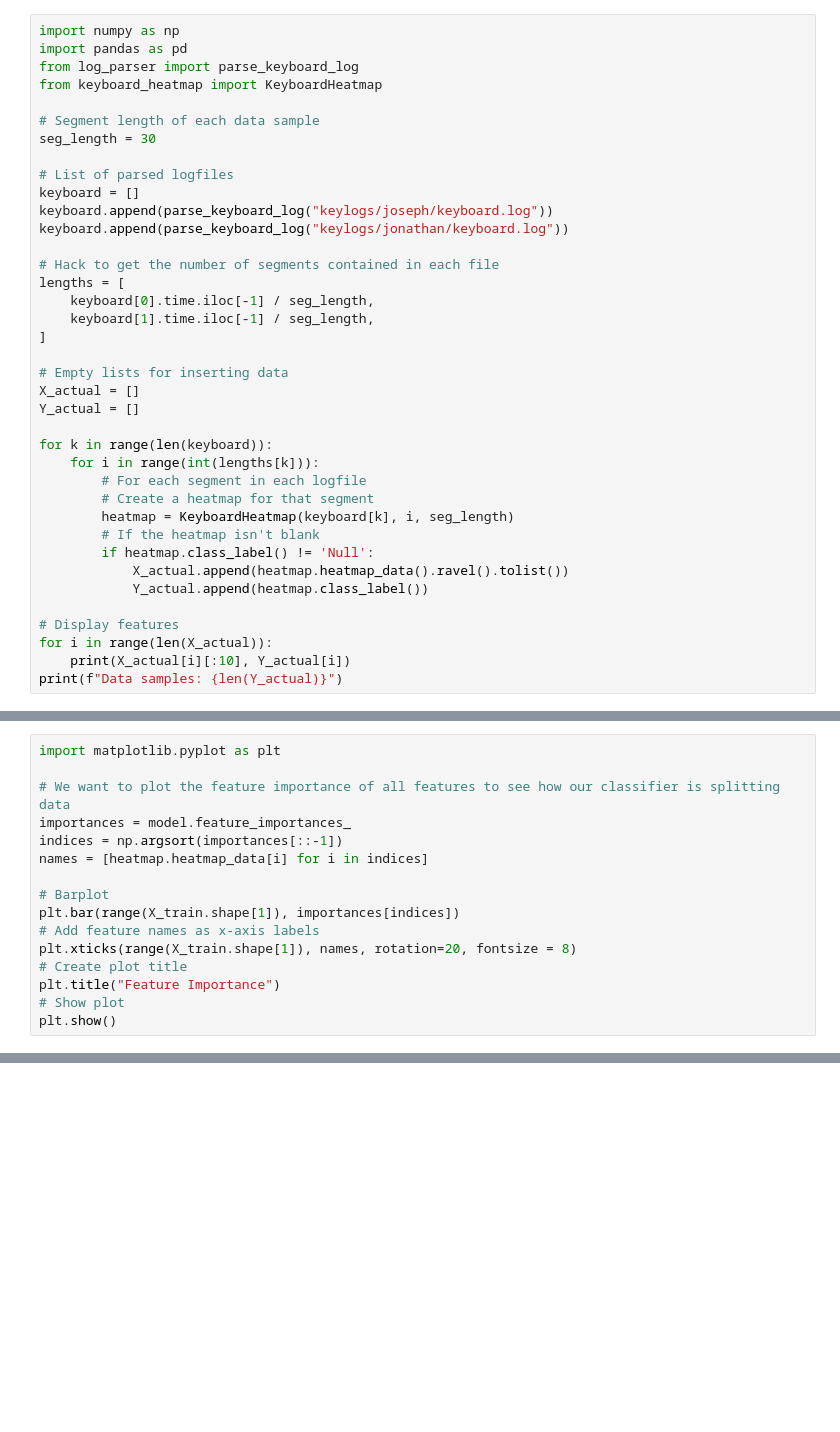
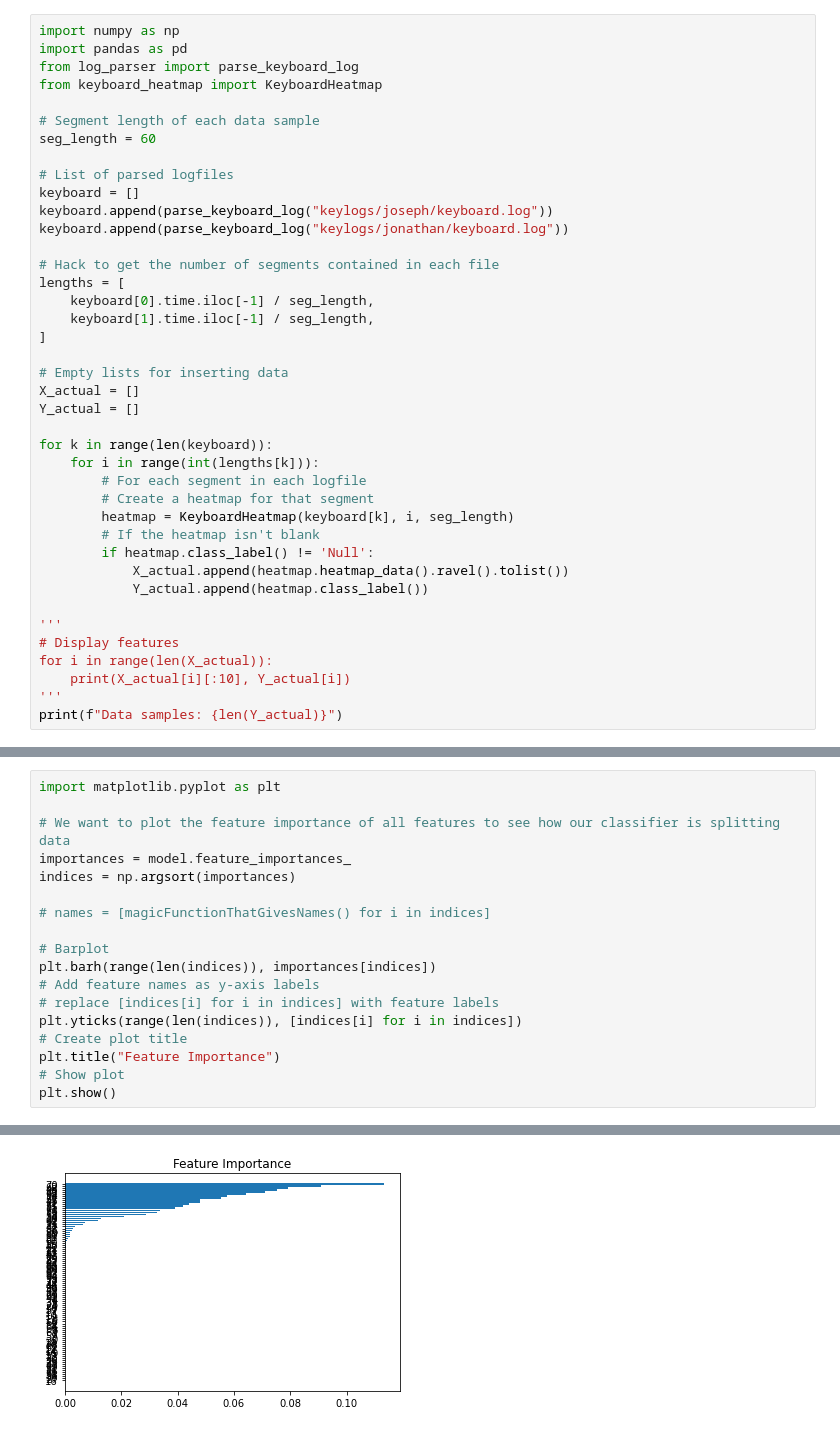
Before and after one commit to HengjunLuo/capstone-landis, a Jupyter notebook: dt.ipynb, the cells around one changed output, grey strips where cells are left out. Cells and saved outputs as stored; diff of their text form; blank space fills up the shorter version.

Commit message:
add decision tree plot and importances to dt.ipynb

```diff
--- a/dt.ipynb
+++ b/dt.ipynb
@@ -5,7 +5,7 @@ from log_parser import parse_keyboard_log
 from keyboard_heatmap import KeyboardHeatmap
 
 # Segment length of each data sample
-seg_length = 30
+seg_length = 60
 
 # List of parsed logfiles
 keyboard = []
@@ -32,8 +32,10 @@ for k in range(len(keyboard)):
             X_actual.append(heatmap.heatmap_data().ravel().tolist())
             Y_actual.append(heatmap.class_label())
 
+'''
 # Display features
 for i in range(len(X_actual)):
     print(X_actual[i][:10], Y_actual[i])
+'''
 print(f"Data samples: {len(Y_actual)}")
 # %% [output]
@@ -103,13 +83,15 @@ import matplotlib.pyplot as plt
 
 # We want to plot the feature importance of all features to see how our classifier is splitting data
 importances = model.feature_importances_
-indices = np.argsort(importances[::-1])
-names = [heatmap.heatmap_data[i] for i in indices]
+indices = np.argsort(importances)
+
+# names = [magicFunctionThatGivesNames() for i in indices]
 
 # Barplot
-plt.bar(range(X_train.shape[1]), importances[indices])
-# Add feature names as x-axis labels
-plt.xticks(range(X_train.shape[1]), names, rotation=20, fontsize = 8)
+plt.barh(range(len(indices)), importances[indices])
+# Add feature names as y-axis labels
+# replace [indices[i] for i in indices] with feature labels
+plt.yticks(range(len(indices)), [indices[i] for i in indices])
 # Create plot title
 plt.title("Feature Importance")
 # Show plot
@@ -118,0 +100 @@ TypeError: 'method' object is not subscriptable
+[figure, added]
```
Also changed, not shown: parts of 4 cells of this notebook.
